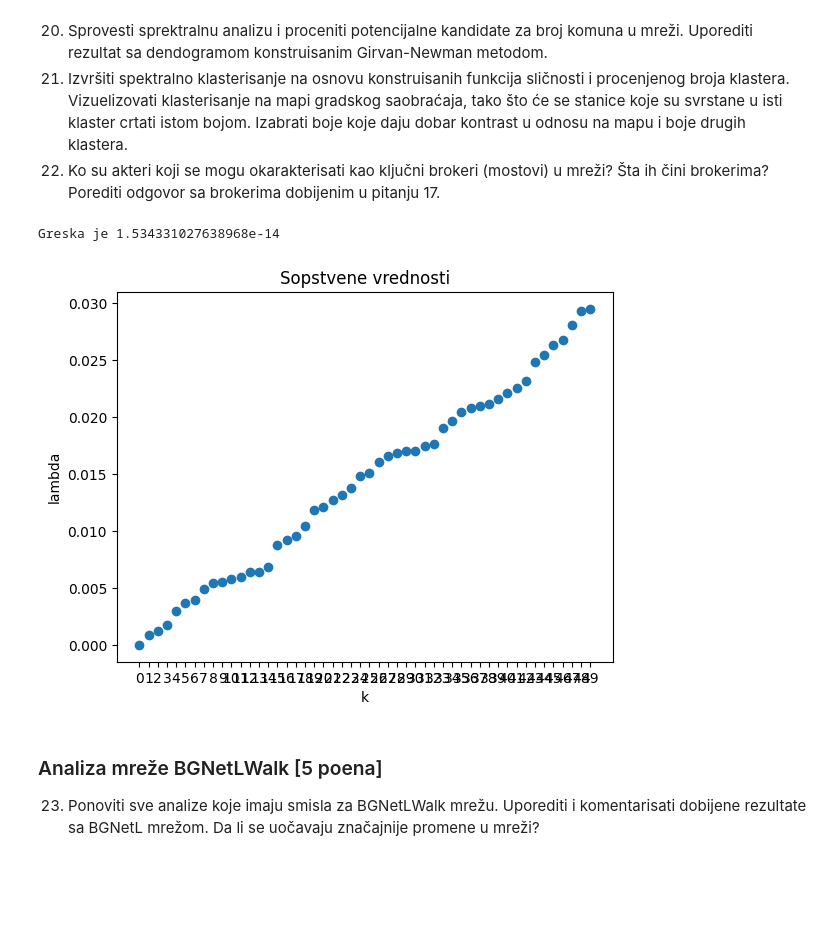
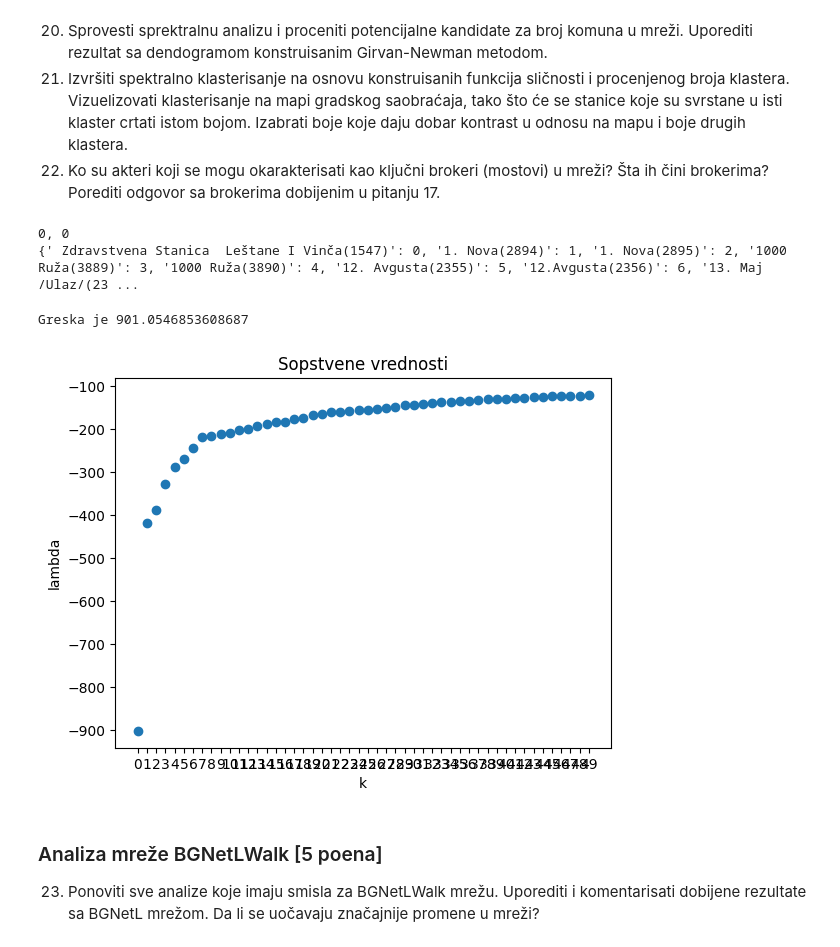
Before and after one commit to markods/BelgradeTransportNet, a Jupyter notebook: src/projekat.ipynb, the cells around one changed output. Saved outputs shown, nothing was run; the diff lists cells and outputs as text; code cells hidden in the pictures; blank space fills up the shorter version.

```diff
--- a/src/projekat.ipynb
+++ b/src/projekat.ipynb
@@ -1121,6 +1121,9 @@ def adjacency_function(G:nx.Graph, u, v):
 
 def distance_function(G:nx.Graph, u, v):
     k = 100.0
+    distance = calculate_distance(G, u, v)
+    if u == v or distance < 1:
+        return 1
     return k / calculate_distance(G, u, v)
 
 def combined_function(G:nx.Graph, u, v):
@@ -1132,9 +1135,13 @@ def make_similarity_matrix(G:nx.Graph, order_to_id_map, similarity_function):
     W = np.zeros((N, N))
     for ord_u, row in enumerate(W):
         for ord_v, _ in enumerate(row):
-            u = order_to_id_map[ord_u]
-            v = order_to_id_map[ord_v]
-            W[ord_u, ord_v] = adjacency_function(G, u, v)
+            u = order_to_id_map[0]
+            v = order_to_id_map[0]
+            print(f"{ord_u}, {ord_v}")
+            print(f"{u}, {v}")
+            return
+            W[ord_u, ord_v] = similarity_function(G, u, v)
+    print(W)
     return W
 
 def make_laplacian_matrix(G:nx.Graph, dicts, similarity_function):
@@ -1143,6 +1150,17 @@ def make_laplacian_matrix(G:nx.Graph, dicts, similarity_function):
     W = make_similarity_matrix(G, order_to_id_map, similarity_function)
     L = D - W
     return L
+
+
+dicts = (id_to_order_map, order_to_id_map)
+make_similarity_matrix(BgNetL, dicts, distance_function)
+ord_u, ord_v = 0, 0
+u = order_to_id_map[ord_u]
+v = order_to_id_map[ord_v]
+# print(f"{u}, {v}")
+# %% [output]
+0, 0
+{' Zdravstvena Stanica  Leštane I Vinča(1547)': 0, '1. Nova(2894)': 1, '1. Nova(2895)': 2, '1000 Ruža(3889)': 3, '1000 Ruža(3890)': 4, '12. Avgusta(2355)': 5, '12.Avgusta(2356)': 6, '13. Maj /Ulaz/(23 ...
 # %%
 # 20) Sprovesti sprektralnu analizu i proceniti potencijalne kandidate za broj komuna u mreži.
 # Uporediti rezultat sa dendogramom konstruisanim Girvan-Newman metodom.
@@ -1177,40 +1195,42 @@ def analyze_by_function(G:nx.Graph, similarity_function, function_name, plot = F
         plt.title("Sopstvene vrednosti")
         plt.show() # Susednost: 5, 8, 16, 20, 25, 34, 44, 48...
 
+    return
+
     indices = []
     if function_name == "adjacency":
         indices = [5, 20, 44]
 
     eigen_values_to_save = [eigen_values_sorted[index] for index in indices]
     eigen_vectors_to_save = [eigen_vectors_sorted[index] for index in indices]
 
     file_name_start = "spectral_analysis_"
     with open(f"{spectral_path}/{file_name_start}_{function_name}_indices.txt", "w") as file_values:
         for index in indices:
             file_values.write(str(index))
             file_values.write("\n")
     with open(f"{spectral_path}/{file_name_start}_{function_name}_values.txt", "w") as file_index:
         for eigen_value in eigen_values_to_save:
             file_index.write(str(eigen_value))
             file_index.write("\n")
     for ord, eigen_vector in enumerate(eigen_vectors_to_save):
         filename = f"{spectral_path}/{file_name_start}_{function_name}_vectors_{indices[ord]}.csv"
         np.savetxt(filename, eigen_vector, delimiter=",")
 
 
 
 
 
 
 modes = ["adjacency", "distance", "combined", "skip_analysis"]
 functions = {modes[0]: adjacency_function, modes[1]: distance_function, modes[2] : combined_function}
-mode = modes[0]
+mode = modes[1]
 
-if mode != modes[2]:
+if mode != modes[3]:
     analyze_by_function(BgNetL, functions[mode], mode, plot=True)
 # %% [output]
-Greska je 1.534331027638968e-14
+Greska je 901.0546853608687
-[figure, old version]
+[figure, new version]
 # %%
 # 21) Izvršiti spektralno klasterisanje na osnovu konstruisanih funkcija sličnosti i procenjenog broja klastera.
 # Vizuelizovati klasterisanje na mapi gradskog saobraćaja, tako što će se stanice koje su svrstane u isti klaster crtati istom bojom.
```
